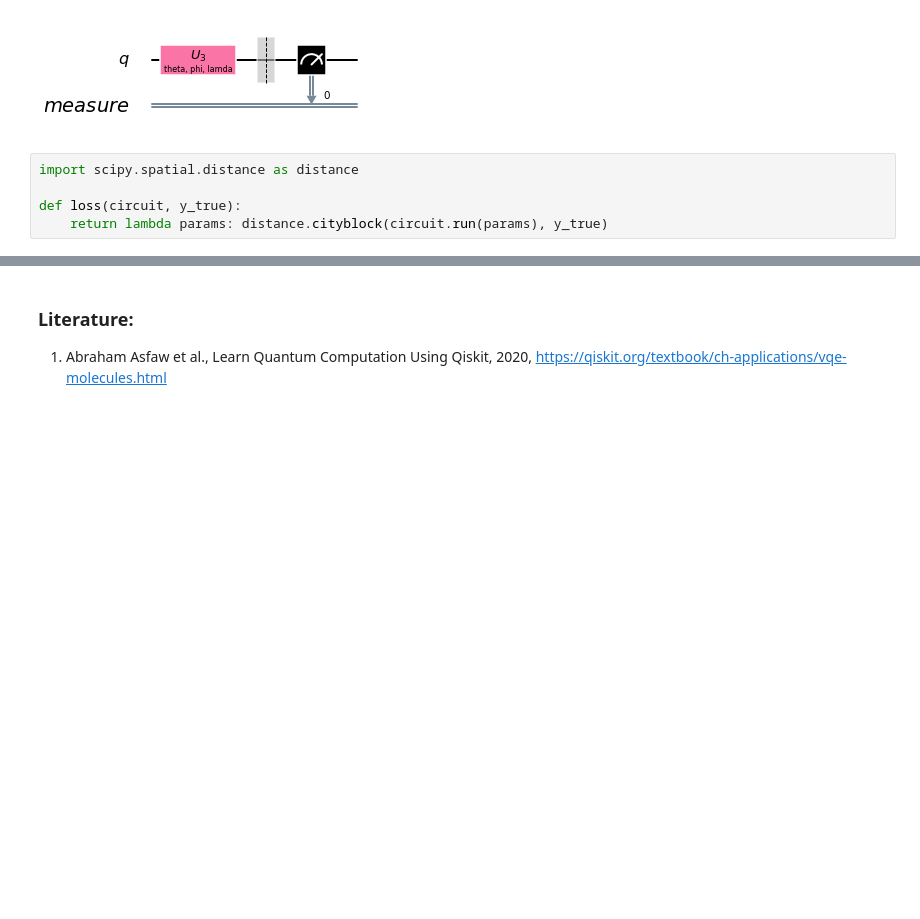
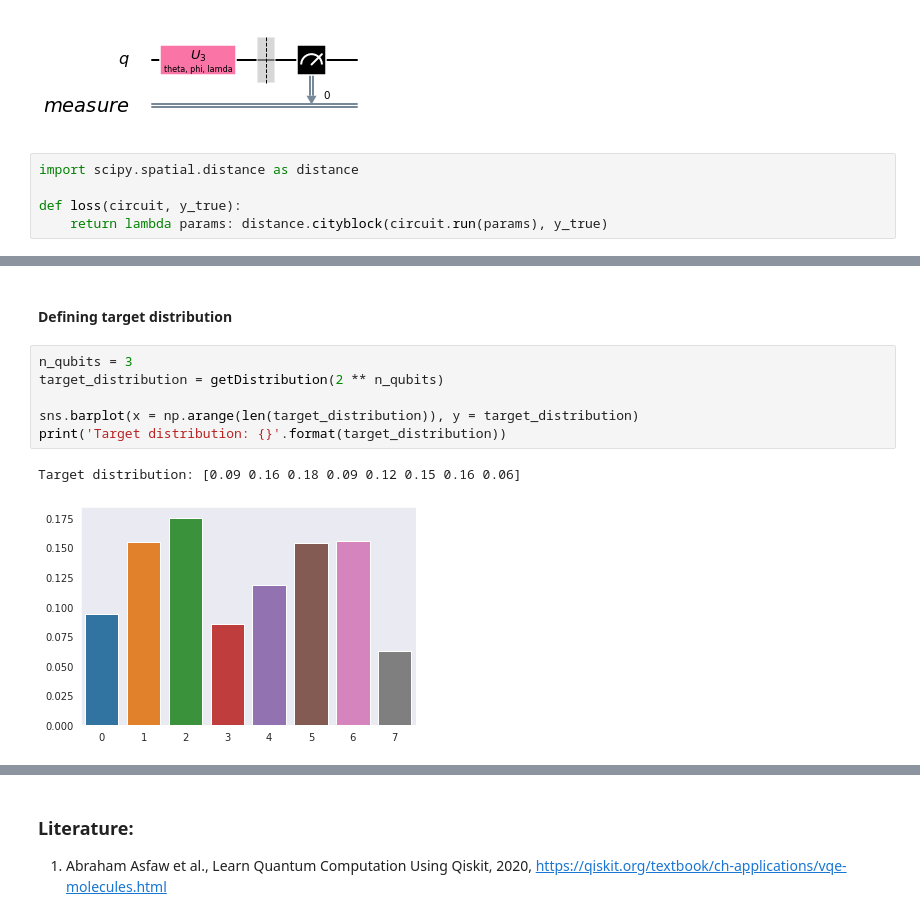
Before and after one commit to asakhnenko/EntangledSolutions, a Jupyter notebook: variational_quantum_eigensolver.ipynb, the cells around one changed output, grey strips where cells are left out. Cells and saved outputs as stored; diff of their text form; blank space fills up the shorter version.

```diff
--- a/variational_quantum_eigensolver.ipynb
+++ b/variational_quantum_eigensolver.ipynb
@@ -94,0 +138,11 @@ Prediction error:          0.0573
+# %% [markdown]
+#### Defining target distribution
+# %%
+n_qubits = 3
+target_distribution = getDistribution(2 ** n_qubits)
+
+sns.barplot(x = np.arange(len(target_distribution)), y = target_distribution)
+print('Target distribution: {}'.format(target_distribution))
+# %% [output]
+Target distribution: [0.09 0.16 0.18 0.09 0.12 0.15 0.16 0.06]
+[figure, added]
```
Also changed, not shown: parts of 20 cells of this notebook.
